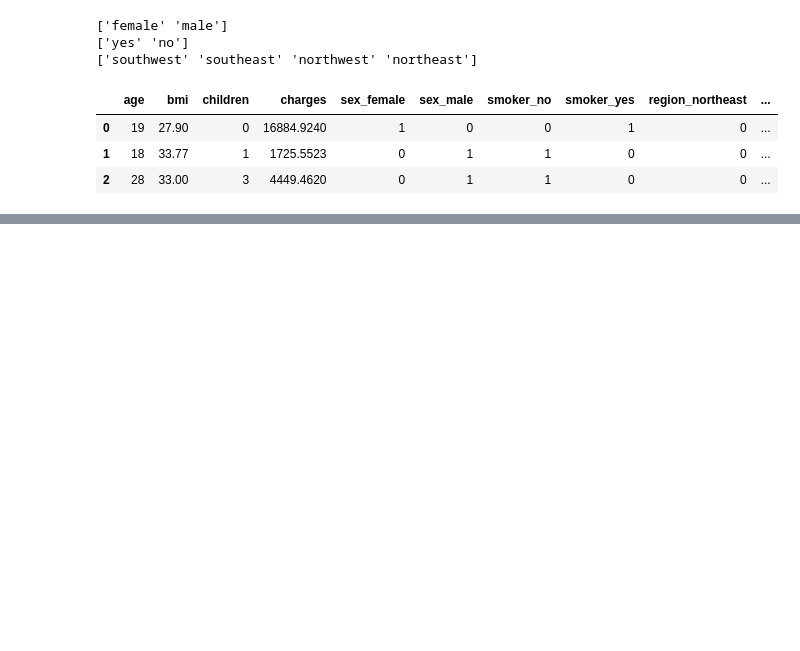
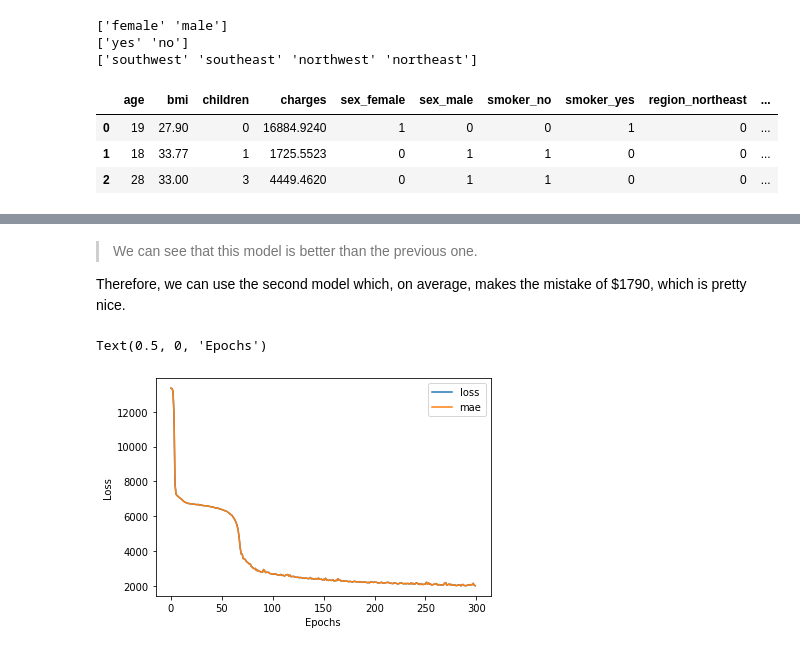
Before and after one commit to emirdemic/Learning-TensorFlow, a Jupyter notebook: TensorFlow.ipynb, the cells around one changed output, grey strips where cells are left out. Cells and saved outputs as stored; diff of their text form; code cells hidden in the pictures; blank space fills up the shorter version.

```diff
--- a/TensorFlow.ipynb
+++ b/TensorFlow.ipynb
@@ -1493,0 +1566,13 @@ y_test = y[indices_test]
+# %% [markdown]
+> We can see that this model is better than the previous one.
+
+Therefore, we can use the second model which, on average, makes the mistake of $1790, which is pretty nice.
+# %%
+# Let's plot the history of the second model
+loss_history = pd.DataFrame(history.history)
+loss_history.plot()
+plt.ylabel('Loss')
+plt.xlabel('Epochs')
+# %% [output]
+Text(0.5, 0, 'Epochs')
+[figure, added]
```
Also changed, not shown: parts of 15 cells of this notebook.
